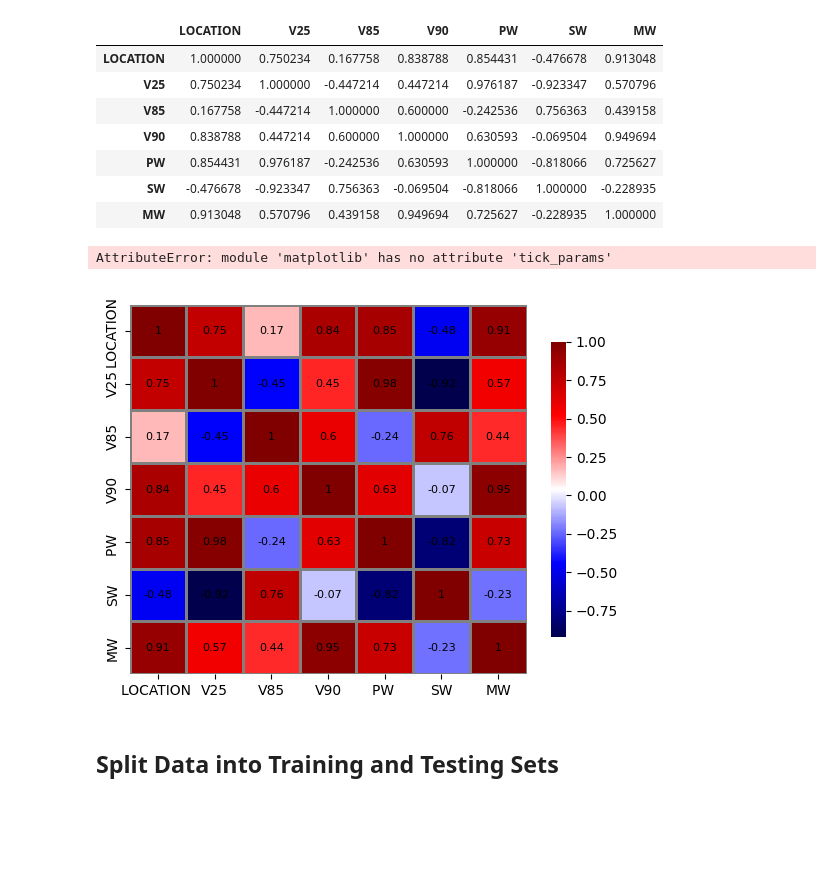
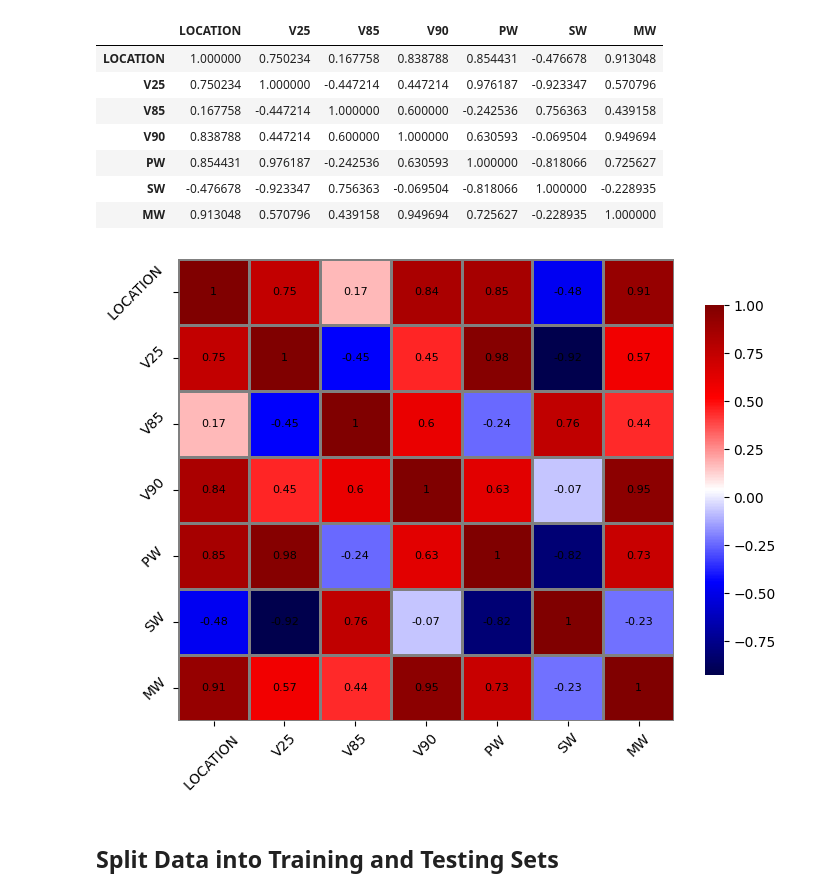
Before and after one commit to Taiwo220/Predict-V85-Operating-system, a Jupyter notebook: v8-operating system.ipynb, the cells around one changed output. Saved outputs shown, nothing was run; the diff lists cells and outputs as text; code cells hidden in the pictures; blank space fills up the shorter version.

```diff
--- a/v8-operating system.ipynb
+++ b/v8-operating system.ipynb
@@ -74,18 +75,19 @@ corr
 | SW | -0.476678 | -0.923347 | 0.756363 | -0.069504 | -0.818066 | 1.000000 | -0.228935 |
 | MW | 0.913048 | 0.570796 | 0.439158 | 0.949694 | 0.725627 | -0.228935 | 1.000000 |
 # %%
-sns.heatmap(corr,
-            cmap='seismic',
-                 linewidth=0.75,
-                 linecolor='gray',
-                 cbar_kws={"shrink": .8},
-                 annot=True,
-                 annot_kws={'size': 8, 'color': 'black'})
-plt.tick_params(labelsize = 10, rotation = 45)
-plt.title('Correlation Plot', size = 14)
+
+plt.figure(figsize=(8, 6))
+heatmap = sns.heatmap(corr,
+                      cmap='seismic',
+                      linewidth=0.75,
+                      linecolor='gray',
+                      cbar_kws={"shrink": .8},
+                      annot=True,
+                      annot_kws={'size': 8, 'color': 'black'})
+
+heatmap.tick_params(labelsize=10, rotation=45)
 # %% [output]
-AttributeError: module 'matplotlib' has no attribute 'tick_params'
-[figure, old version]
+[figure, new version]
 # %% [markdown]
 ## Split Data into Training and Testing Sets
 # %%
```
Also changed, not shown: parts of 11 cells of this notebook.
